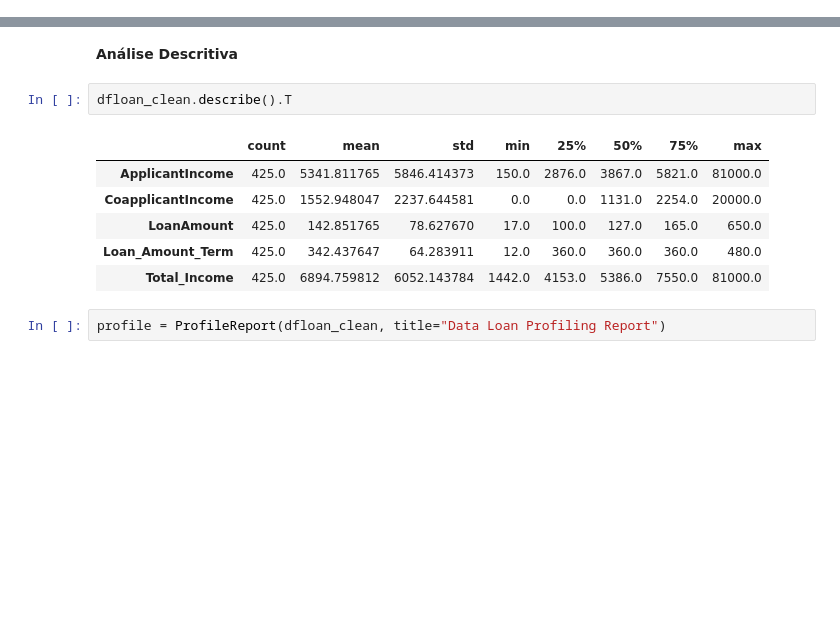
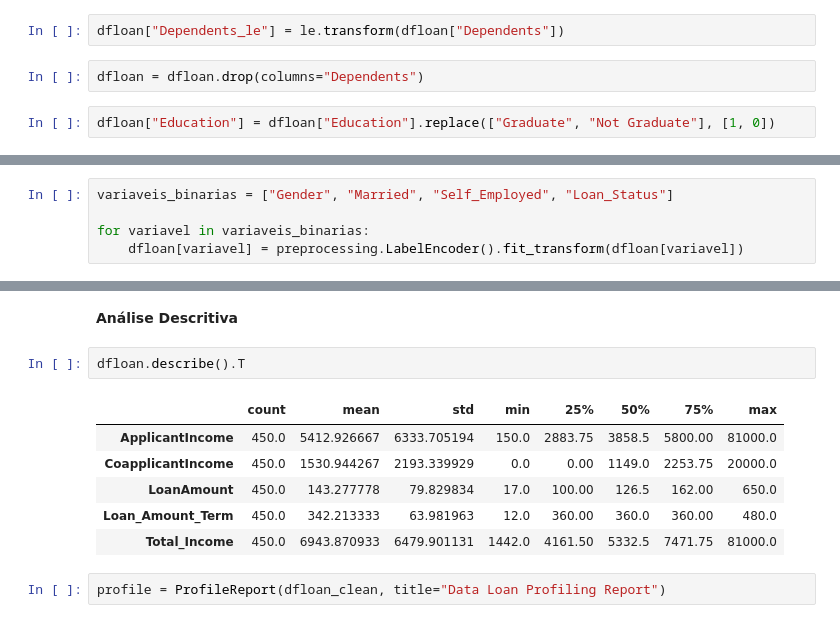
Before and after one commit to joaofranca13/project-statistics-probability, a Jupyter notebook: src/analysis_loan_data.ipynb, the cells around one changed output, grey strips where cells are left out. Saved outputs shown, nothing was run; the diff lists cells and outputs as text; blank space fills up the shorter version.

```diff
--- a/src/analysis_loan_data.ipynb
+++ b/src/analysis_loan_data.ipynb
@@ -155,0 +238,6 @@ dtype: object
+# %%
+dfloan["Dependents_le"] = le.transform(dfloan["Dependents"])
+# %%
+dfloan = dfloan.drop(columns="Dependents")
+# %%
+dfloan["Education"] = dfloan["Education"].replace(["Graduate", "Not Graduate"], [1, 0])
@@ -155,0 +260,5 @@ dtype: object
+# %%
+variaveis_binarias = ["Gender", "Married", "Self_Employed", "Loan_Status"]
+
+for variavel in variaveis_binarias:
+    dfloan[variavel] = preprocessing.LabelEncoder().fit_transform(dfloan[variavel])
@@ -156,14 +281,14 @@ dtype: object
 # %% [markdown]
 **Análise Descritiva**
 # %%
-dfloan_clean.describe().T
+dfloan.describe().T
 # %% [output]
 |  | count | mean | std | min | 25% | 50% | 75% | max |
-| ApplicantIncome | 425.0 | 5341.811765 | 5846.414373 | 150.0 | 2876.0 | 3867.0 | 5821.0 | 81000.0 |
-| CoapplicantIncome | 425.0 | 1552.948047 | 2237.644581 | 0.0 | 0.0 | 1131.0 | 2254.0 | 20000.0 |
-| LoanAmount | 425.0 | 142.851765 | 78.627670 | 17.0 | 100.0 | 127.0 | 165.0 | 650.0 |
-| Loan_Amount_Term | 425.0 | 342.437647 | 64.283911 | 12.0 | 360.0 | 360.0 | 360.0 | 480.0 |
-| Total_Income | 425.0 | 6894.759812 | 6052.143784 | 1442.0 | 4153.0 | 5386.0 | 7550.0 | 81000.0 |
+| ApplicantIncome | 450.0 | 5412.926667 | 6333.705194 | 150.0 | 2883.75 | 3858.5 | 5800.00 | 81000.0 |
+| CoapplicantIncome | 450.0 | 1530.944267 | 2193.339929 | 0.0 | 0.00 | 1149.0 | 2253.75 | 20000.0 |
+| LoanAmount | 450.0 | 143.277778 | 79.829834 | 17.0 | 100.00 | 126.5 | 162.00 | 650.0 |
+| Loan_Amount_Term | 450.0 | 342.213333 | 63.981963 | 12.0 | 360.00 | 360.0 | 360.00 | 480.0 |
+| Total_Income | 450.0 | 6943.870933 | 6479.901131 | 1442.0 | 4161.50 | 5332.5 | 7471.75 | 81000.0 |
 # %%
 profile = ProfileReport(dfloan_clean, title="Data Loan Profiling Report")
 # %%
```
Also changed, not shown: parts of 21 cells of this notebook.
